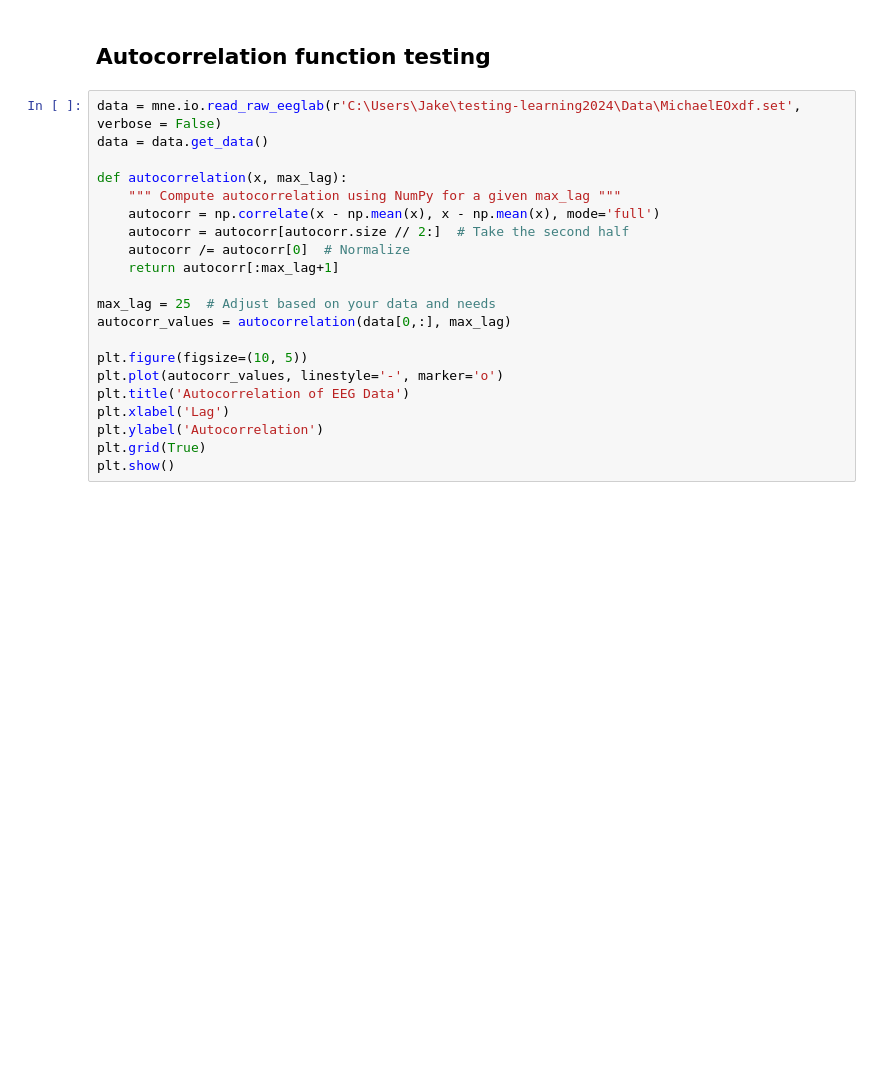
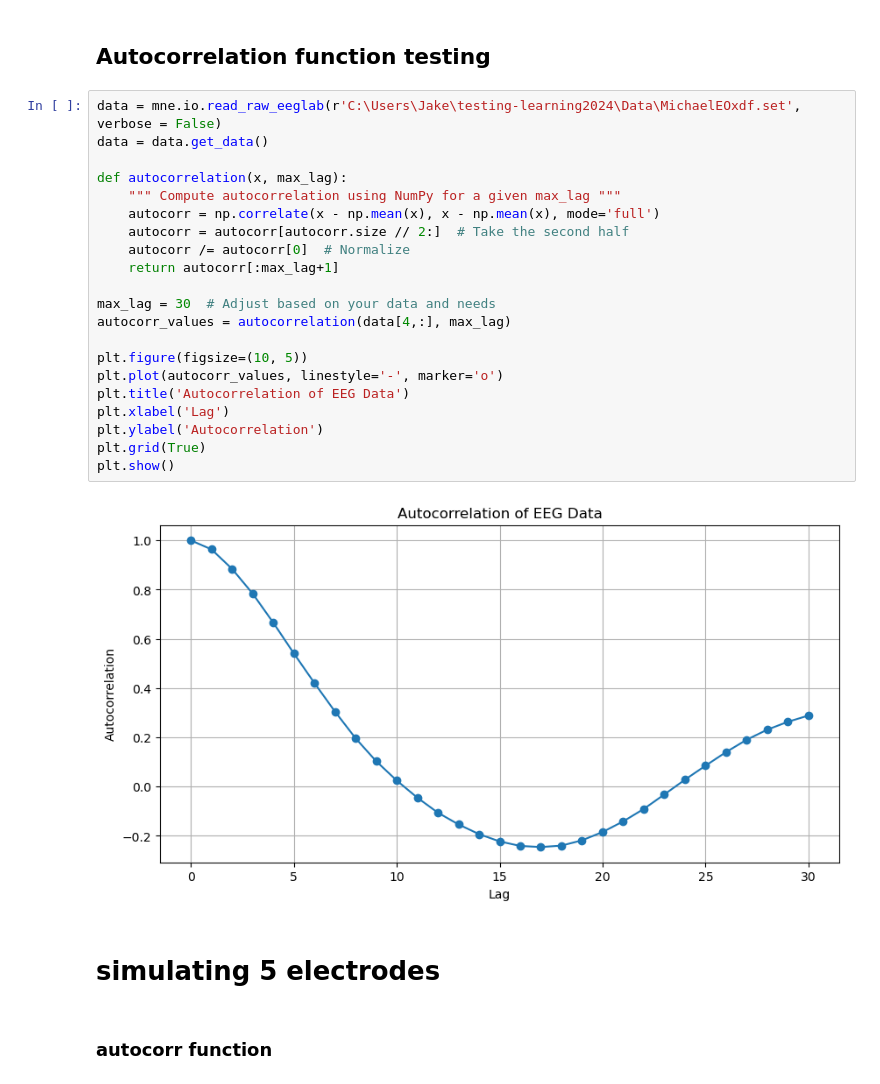
Before and after one commit to jaketear1/testing_learning, a Jupyter notebook: git-test/simulations_test.ipynb, the cells around one changed output. Saved outputs shown, nothing was run; the diff lists cells and outputs as text; blank space fills up the shorter version.

Commit message:
autocorr function and testing 5 electrode irrev with phase shift and no phase shift

```diff
--- a/git-test/simulations_test.ipynb
+++ b/git-test/simulations_test.ipynb
@@ -49,21 +53,27 @@ print("EO irrev: " + str(irrev))
 # %%
 data = mne.io.read_raw_eeglab(r'C:\Users\Jake\testing-learning2024\Data\MichaelEOxdf.set', verbose = False)
 data = data.get_data()
 
 def autocorrelation(x, max_lag):
     """ Compute autocorrelation using NumPy for a given max_lag """
     autocorr = np.correlate(x - np.mean(x), x - np.mean(x), mode='full')
     autocorr = autocorr[autocorr.size // 2:]  # Take the second half
     autocorr /= autocorr[0]  # Normalize
     return autocorr[:max_lag+1]
 
-max_lag = 25  # Adjust based on your data and needs
-autocorr_values = autocorrelation(data[0,:], max_lag)
+max_lag = 30  # Adjust based on your data and needs
+autocorr_values = autocorrelation(data[4,:], max_lag)
 
 plt.figure(figsize=(10, 5))
 plt.plot(autocorr_values, linestyle='-', marker='o')
 plt.title('Autocorrelation of EEG Data')
 plt.xlabel('Lag')
 plt.ylabel('Autocorrelation')
 plt.grid(True)
 plt.show()
+# %% [output]
+[figure, added]
+# %% [markdown]
+# simulating 5 electrodes
+# %% [markdown]
+### autocorr function
```
Also changed, not shown: parts of 10 cells of this notebook.
